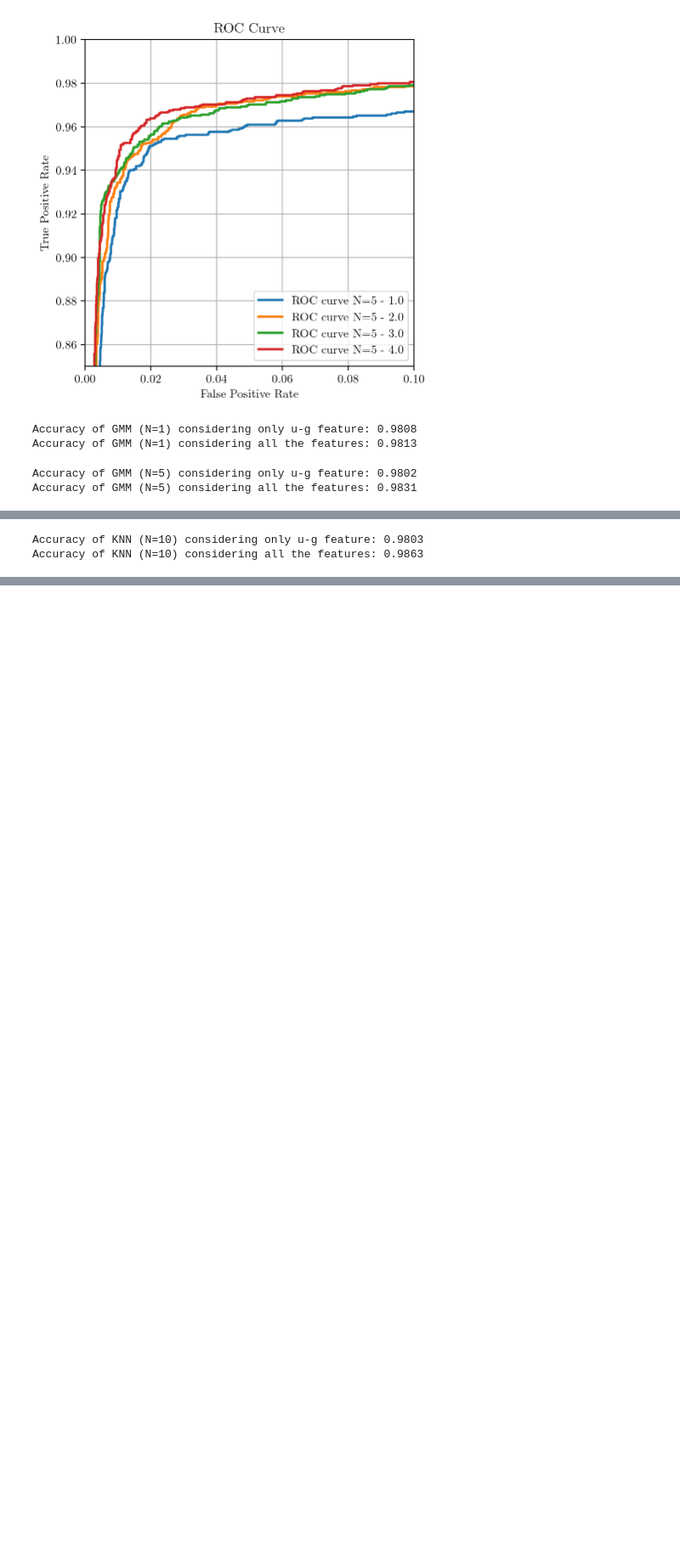
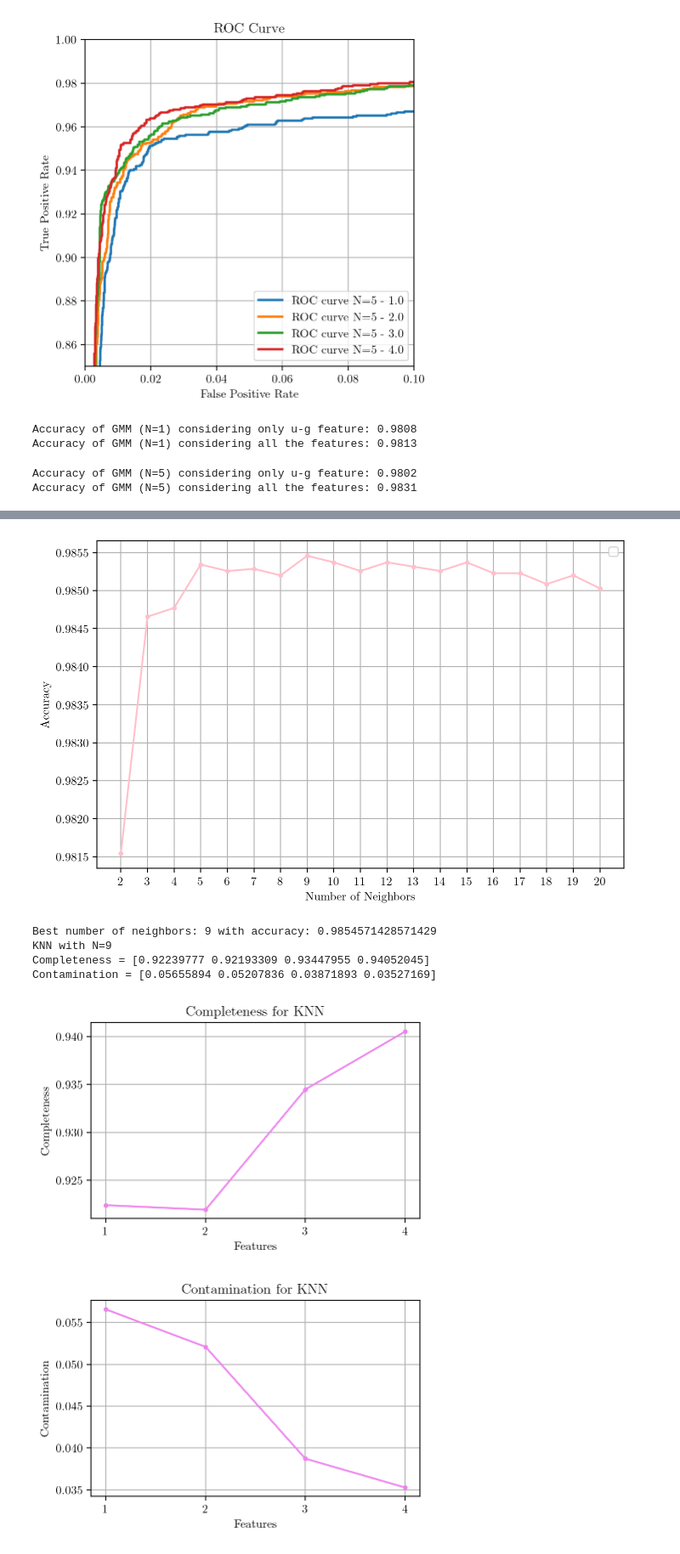
Before and after one commit to ludovicarbone/astrostatistics_bicocca_2024, a Jupyter notebook: working/L19_es.ipynb, the cells around one changed output, grey strips where cells are left out. Shown at 85% size. Cells and saved outputs as stored; diff of their text form; code cells hidden in the pictures; blank space fills up the shorter version.

```diff
--- a/working/L19_es.ipynb
+++ b/working/L19_es.ipynb
@@ -502,8 +422,64 @@ Accuracy of KNN (N=2) considering all the features: 0.9817
-# %%
-accuracy_ug = accuracy_score(lab_test, lab_pred_kn[4])
-print(f"Accuracy of KNN (N=10) considering only u-g feature: {accuracy_ug:.4f}")
-accuracy = accuracy_score(lab_test, lab_pred_kn[7])
-print(f"Accuracy of KNN (N=10) considering all the features: {accuracy:.4f}")
-# %% [output]
-Accuracy of KNN (N=10) considering only u-g feature: 0.9803
-Accuracy of KNN (N=10) considering all the features: 0.9863
+# %%
+param_grid = {
+    'n_neighbors': range(2, 21)
+}
+
+knn = KNeighborsClassifier()
+
+grid_search = GridSearchCV(knn, param_grid, cv=5, scoring='accuracy', return_train_score=True)
+
+grid_search.fit(X_train, lab_train)
+
+train_scores = grid_search.cv_results_['mean_train_score']
+val_scores = grid_search.cv_results_['mean_test_score']
+neighbors = grid_search.cv_results_['param_n_neighbors'].data
+
+plt.figure(figsize=(8, 5))
+plt.plot(range(2, 21), val_scores, marker='.', color='pink')
+plt.xlabel('Number of Neighbors')
+plt.ylabel('Accuracy')
+plt.legend()
+plt.xticks(range(2,21))
+plt.grid()
+plt.show()
+
+best_k = grid_search.best_params_['n_neighbors']
+best_score = grid_search.best_score_
+
+print(f'Best number of neighbors: {best_k} with accuracy: {best_score}')
+knn_best = KNeighborsClassifier(n_neighbors=best_k)
+
+lab_pred_kn = []
+lab_prob_kn = []
+
+for x in feat:
+        knn_best.fit(X_train[:, :int(x)],lab_train)
+
+        pred_labels = knn_best.predict(X_test[:, :int(x)])
+        pred_probs = knn_best.predict_proba(X_test[:, :int(x)])[:, 1]
+
+        lab_pred_kn.append(pred_labels)
+        lab_prob_kn.append(pred_probs)
+
+
+completeness, contamination = completeness_contamination(lab_pred_kn, lab_test)
+print(f'KNN with N={best_k} \nCompleteness = {completeness} \nContamination = {contamination}')
+
+plt.figure(figsize=(5, 3))
+plt.plot(feat, completeness, marker='.', color='violet')
+plt.xlabel('Features')
+plt.ylabel('Completeness')
+plt.grid()
+plt.title('Completeness for KNN')
+plt.xticks(feat)
+plt.show()
+
+plt.figure(figsize=(5, 3))
+plt.plot(feat, contamination, marker='.', color='violet')
+plt.xlabel('Features')
+plt.ylabel('Contamination')
+plt.grid()
+plt.title('Contamination for KNN')
+plt.xticks(feat)
+plt.show()
+# %% [output]
@@ -509,0 +487,7 @@ Accuracy of KNN (N=10) considering all the features: 0.9863
+[figure, added]
+Best number of neighbors: 9 with accuracy: 0.9854571428571429
+KNN with N=9
+Completeness = [0.92239777 0.92193309 0.93447955 0.94052045]
+Contamination = [0.05655894 0.05207836 0.03871893 0.03527169]
+[figure, added]
+[figure, added]
```
Also changed, not shown: parts of 10 cells of this notebook.
